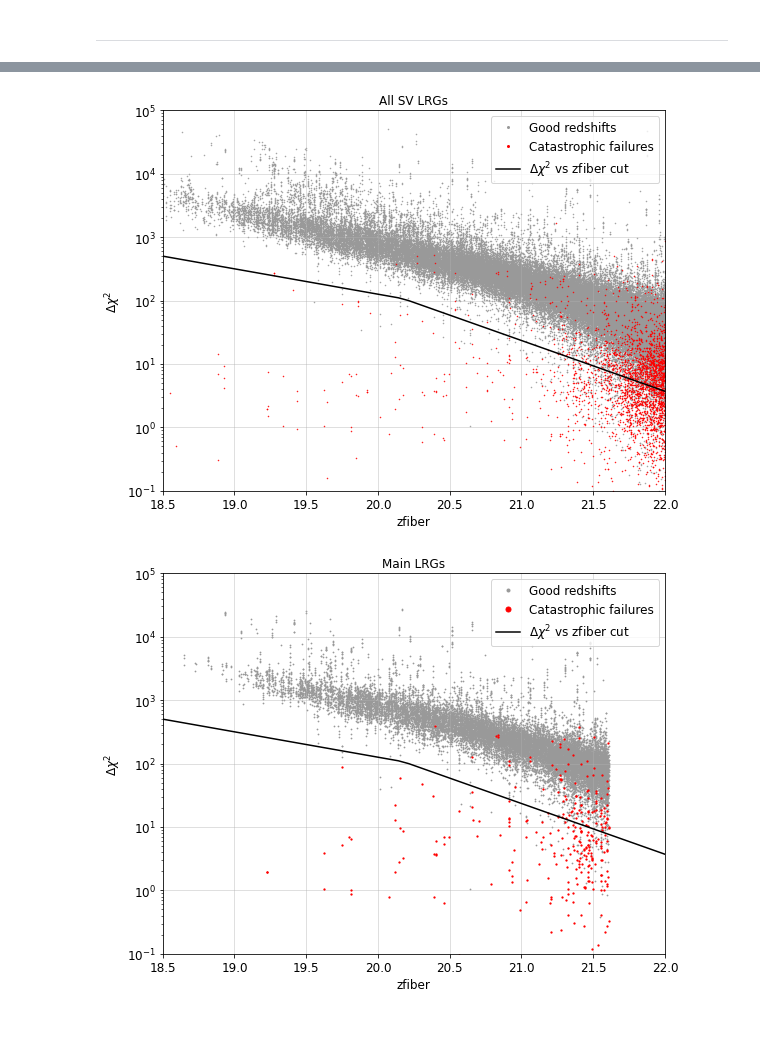
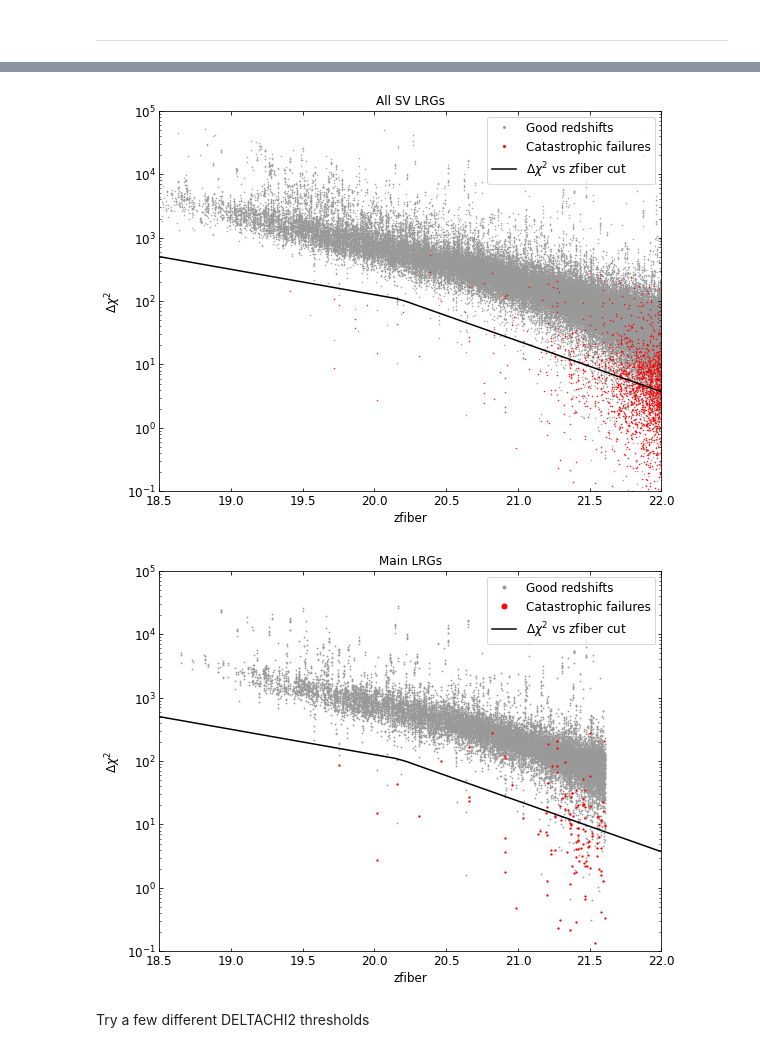
Before and after one commit to rongpu/desi-targets, a Jupyter notebook: lrg_paper/compare_redshift_quality_cuts.ipynb, the cells around one changed output, grey strips where cells are left out. Saved outputs shown, nothing was run; the diff lists cells and outputs as text; code cells hidden in the pictures; blank space fills up the shorter version.

```diff
--- a/lrg_paper/compare_redshift_quality_cuts.ipynb
+++ b/lrg_paper/compare_redshift_quality_cuts.ipynb
@@ -10,11 +11,16 @@ import fitsio
 # from astropy.io import fits
 # %%
 params = {'legend.fontsize': 'large',
-         'axes.labelsize': 'large',
-         'axes.titlesize':'large',
-         'xtick.labelsize':'large',
-         'ytick.labelsize':'large',
-         'figure.facecolor':'w'}
+          'axes.labelsize': 'large',
+          'axes.titlesize': 'large',
+          'xtick.labelsize': 'large',
+          'ytick.labelsize': 'large',
+          'figure.facecolor': 'w',
+          'xtick.top': True,
+          'ytick.right': True,
+          'xtick.direction': 'in',
+          'ytick.direction': 'in',
+         }
 plt.rcParams.update(params)
 # %%
 cat = Table(fitsio.read('/Users/rongpu/Documents/Data/desi_data/fugu/sv1_perexp_lrg.fits'))
@@ -63,5 +69,5 @@ Remove QSO targets 419401 14220 0.032793614700395046
 # %%
-cat_1x = Table(fitsio.read('/Users/rongpu/Documents/Data/desi_data/everest/sv1_1x_depth_lrg.fits'))
+cat_1x = Table(fitsio.read('/Users/rongpu/Documents/Data/desi_data/fugu/sv1_1x_depth_lrg.fits'))
 cat_1x['EFFTIME_ELG'] = 8.60 * cat_1x['TSNR2_ELG']
 cat_1x['EFFTIME_LRG'] = 12.15 * cat_1x['TSNR2_LRG']
 
@@ -91,9 +97,9 @@ cat_1x = cat_1x[mask]
 # print('Min depth', np.sum(mask), np.sum(~mask), np.sum(mask)/len(mask))
 # cat_1x = cat_1x[mask]
 
-# # Julien's bad fibers list + my list of worst-performing fibers; bad_fibers-everest.ipynb
-# # bad_fibers = np.loadtxt('/global/cfs/cdirs/desi/users/rongpu/spectro/everest/misc/bad_fibers_20211117.txt', dtype=int)
-# bad_fibers = np.loadtxt('/Users/rongpu/Documents/Data/desi_data/everest/misc/bad_fibers_20211117.txt', dtype=int)
+# # Julien's bad fibers list + my list of worst-performing fibers; bad_fibers-fugu.ipynb
+# # bad_fibers = np.loadtxt('/global/cfs/cdirs/desi/users/rongpu/spectro/fugu/misc/bad_fibers_20211117.txt', dtype=int)
+# bad_fibers = np.loadtxt('/Users/rongpu/Documents/Data/desi_data/fugu/misc/bad_fibers_20211117.txt', dtype=int)
 # print(len(bad_fibers))
 # mask_bad = np.in1d(cat_1x['FIBER'], bad_fibers)
 # print('Bad fibers', np.sum(~mask_bad), np.sum(mask_bad), np.sum(mask_bad)/len(mask_bad))
@@ -111,7 +117,7 @@ cat_1x = cat_1x[columns]
 
 cat = vstack([cat, cat_1x])
 # %%
-deep = Table(fitsio.read('/Users/rongpu/Documents/Data/desi_data/everest/sv1_cumulative_lrg.fits'))
+deep = Table(fitsio.read('/Users/rongpu/Documents/Data/desi_data/fugu/sv1_cumulative_lrg.fits'))
 deep['EFFTIME_ELG'] = 8.60 * deep['TSNR2_ELG']
 deep['EFFTIME_LRG'] = 12.15 * deep['TSNR2_LRG']
 
@@ -140,9 +146,9 @@ mask = deep['EFFTIME_LRG']>min_depth
 print('Min depth', np.sum(mask), np.sum(~mask), np.sum(mask)/len(mask))
 deep = deep[mask]
 
-# # Julien's bad fibers list + my list of worst-performing fibers; bad_fibers-everest.ipynb
-# # bad_fibers = np.loadtxt('/global/cfs/cdirs/desi/users/rongpu/spectro/everest/misc/bad_fibers_20211117.txt', dtype=int)
-# bad_fibers = np.loadtxt('/Users/rongpu/Documents/Data/desi_data/everest/misc/bad_fibers_20211117.txt', dtype=int)
+# # Julien's bad fibers list + my list of worst-performing fibers; bad_fibers-fugu.ipynb
+# # bad_fibers = np.loadtxt('/global/cfs/cdirs/desi/users/rongpu/spectro/fugu/misc/bad_fibers_20211117.txt', dtype=int)
+# bad_fibers = np.loadtxt('/Users/rongpu/Documents/Data/desi_data/fugu/misc/bad_fibers_20211117.txt', dtype=int)
 # print(len(bad_fibers))
 # mask_bad = np.in1d(deep['FIBER'], bad_fibers)
 # print('Bad fibers', np.sum(~mask_bad), np.sum(mask_bad), np.sum(mask_bad)/len(mask_bad))
@@ -250,9 +256,9 @@ main['zfibermag'] = 22.5 - 2.5*np.log10(main['FIBERFLUX_Z']) - 1.211 * main['EBV
 # Catastrophic redshift failures
 zdiff_threshold = 0.0033
 mask_fail = np.abs((cat['Z'] - cat['Z_deep'])/(1 + cat['Z_deep'])) > zdiff_threshold
-# Also reject objects with ZWARN!=0 or z>1.4 in the deep coadds
-mask_deep_fail = (cat['ZWARN_deep']!=0) | (cat['Z_deep']>1.4)
-# mask_deep_fail = (cat['ZWARN_deep']!=0) | (cat['Z_deep']>1.4) | (cat['DELTACHI2_deep']<25)
+# Also reject objects with ZWARN!=0 or z>1.5 in the deep coadds
+mask_deep_fail = (cat['ZWARN_deep']!=0) | (cat['Z_deep']>1.6)
+# mask_deep_fail = (cat['ZWARN_deep']!=0) | (cat['Z_deep']>1.5) | (cat['DELTACHI2_deep']<25)
 mask_fail |= mask_deep_fail
 print('All SV LRGs:')
 print('Catastrophic failure rate: {:.2f}% ({}/{})'.format(100*np.sum(mask_fail)/len(mask_fail), np.sum(mask_fail), len(mask_fail)))
@@ -522,34 +524,36 @@ x = np.linspace(18.5, 22)
 y1 = 10**(-(x-20)*0.4*2 + 2.17)  # sky dominated
 y2 = 10**(-(x-20)*0.4 + 2.1)  # source dominated
 y = np.minimum(y1, y2)
 
 mask = np.full(len(cat), True)
 plt.figure(figsize=(9, 7))
 plt.plot(cat['zfibermag'][mask & (~mask_fail)], cat['DELTACHI2'][mask & (~mask_fail)], '.', color='0.6', ms=1, alpha=1, label='Good redshifts', zorder=1)
 plt.plot(cat['zfibermag'][mask & mask_fail], cat['DELTACHI2'][mask & mask_fail], 'r.', ms=1, alpha=1, label='Catastrophic failures', zorder=2)
 plt.plot(x, y, color='k', label='$\Delta \chi^2$ vs zfiber cut')
 plt.yscale('log')
 plt.xlabel('zfiber')
 plt.ylabel('$\Delta \chi^2$')
 plt.axis([18.5, 22., .1, 100000])
 plt.legend(markerscale=4, loc='upper right')
-plt.grid(alpha=0.5)
+# plt.grid(alpha=0.5)
 plt.title('All SV LRGs')
 plt.show()
 
 mask = cat['main_lrg'].copy()
 plt.figure(figsize=(9, 7))
 plt.plot(cat['zfibermag'][mask & (~mask_fail)], cat['DELTACHI2'][mask & (~mask_fail)], '.', color='0.6', ms=1.5, alpha=1, label='Good redshifts', zorder=1)
 plt.plot(cat['zfibermag'][mask & mask_fail], cat['DELTACHI2'][mask & mask_fail], 'r.', ms=2.5, alpha=1, label='Catastrophic failures', zorder=2)
 plt.plot(x, y, color='k', label='$\Delta \chi^2$ vs zfiber cut')
 plt.yscale('log')
 plt.xlabel('zfiber')
 plt.ylabel('$\Delta \chi^2$')
 plt.axis([18.5, 22., .1, 100000])
 plt.legend(markerscale=4, loc='upper right')
-plt.grid(alpha=0.5)
+# plt.grid(alpha=0.5)
 plt.title('Main LRGs')
 plt.show()
 # %% [output]
-[figure, old version]
+[figure, new version]
-[figure, old version]
+[figure, new version]
+# %% [markdown]
+Try a few different DELTACHI2 thresholds
```
Also changed, not shown: parts of 26 cells of this notebook, 49 other files.
